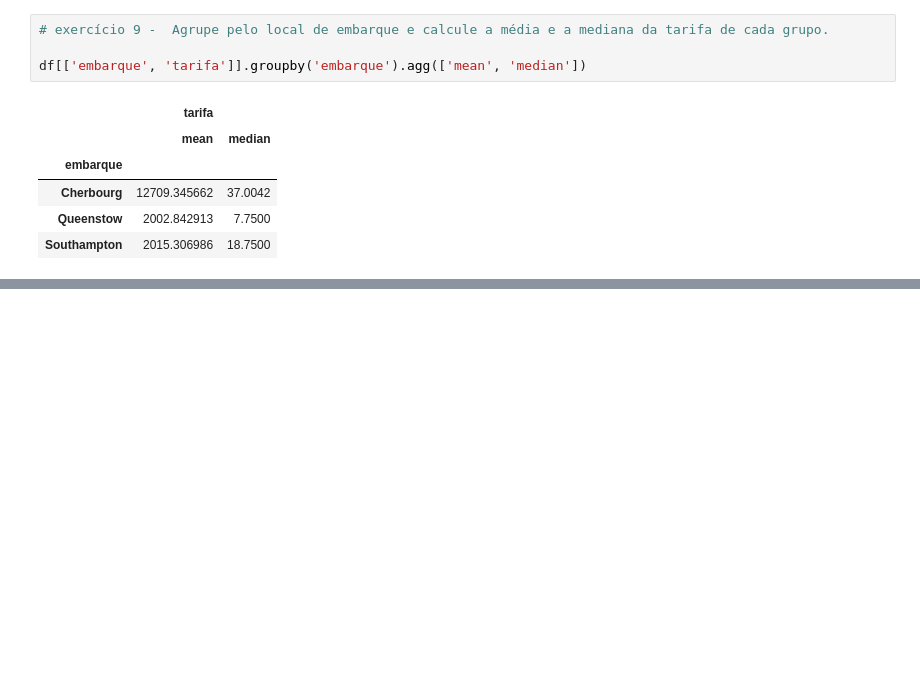
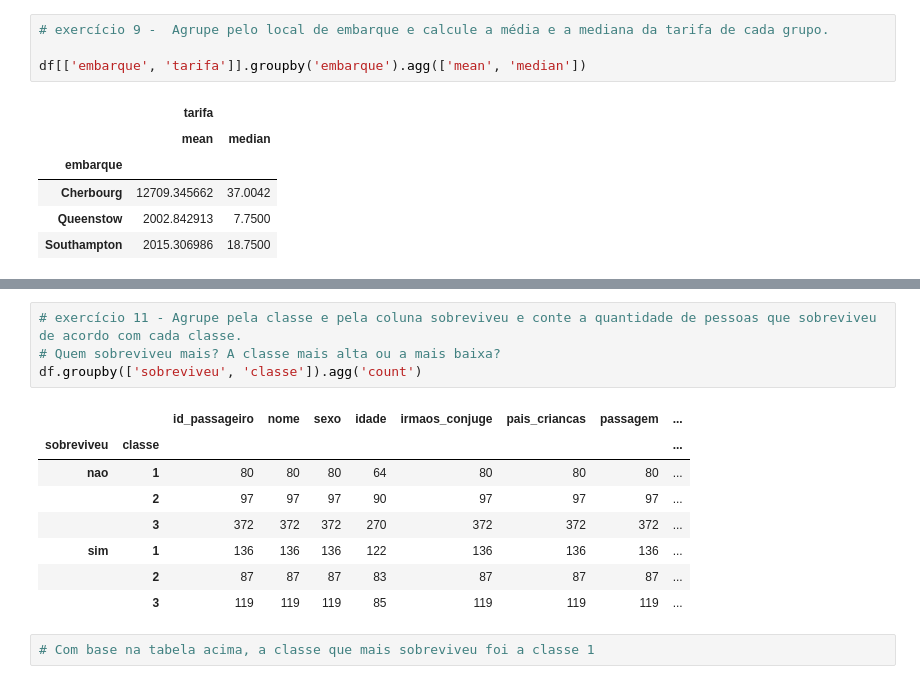
Before and after one commit to mgcid/intro_python_verao_ime_2023, a Jupyter notebook: exercicios/exercicio02.ipynb, the cells around one changed output, grey strips where cells are left out. Cells and saved outputs as stored; diff of their text form; blank space fills up the shorter version.

Commit message:
Resolução exercício 2 - Marina Gomes

```diff
--- a/exercicios/exercicio02.ipynb
+++ b/exercicios/exercicio02.ipynb
@@ -149,0 +159,15 @@ df[['embarque', 'tarifa']].groupby('embarque').agg(['mean', 'median'])
+# %%
+# exercício 11 - Agrupe pela classe e pela coluna sobreviveu e conte a quantidade de pessoas que sobreviveu de acordo com cada classe.
+# Quem sobreviveu mais? A classe mais alta ou a mais baixa?
+df.groupby(['sobreviveu', 'classe']).agg('count')
+# %% [output]
+|  |  | id_passageiro | nome | sexo | idade | irmaos_conjuge | pais_criancas | passagem | ... |
+| sobreviveu | classe |  |  |  |  |  |  |  | ... |
+| nao | 1 | 80 | 80 | 80 | 64 | 80 | 80 | 80 | ... |
+|  | 2 | 97 | 97 | 97 | 90 | 97 | 97 | 97 | ... |
+|  | 3 | 372 | 372 | 372 | 270 | 372 | 372 | 372 | ... |
+| sim | 1 | 136 | 136 | 136 | 122 | 136 | 136 | 136 | ... |
+|  | 2 | 87 | 87 | 87 | 83 | 87 | 87 | 87 | ... |
+|  | 3 | 119 | 119 | 119 | 85 | 119 | 119 | 119 | ... |
+# %%
+# Com base na tabela acima, a classe que mais sobreviveu foi a classe 1
```
Also changed, not shown: parts of 1 cell of this notebook.
